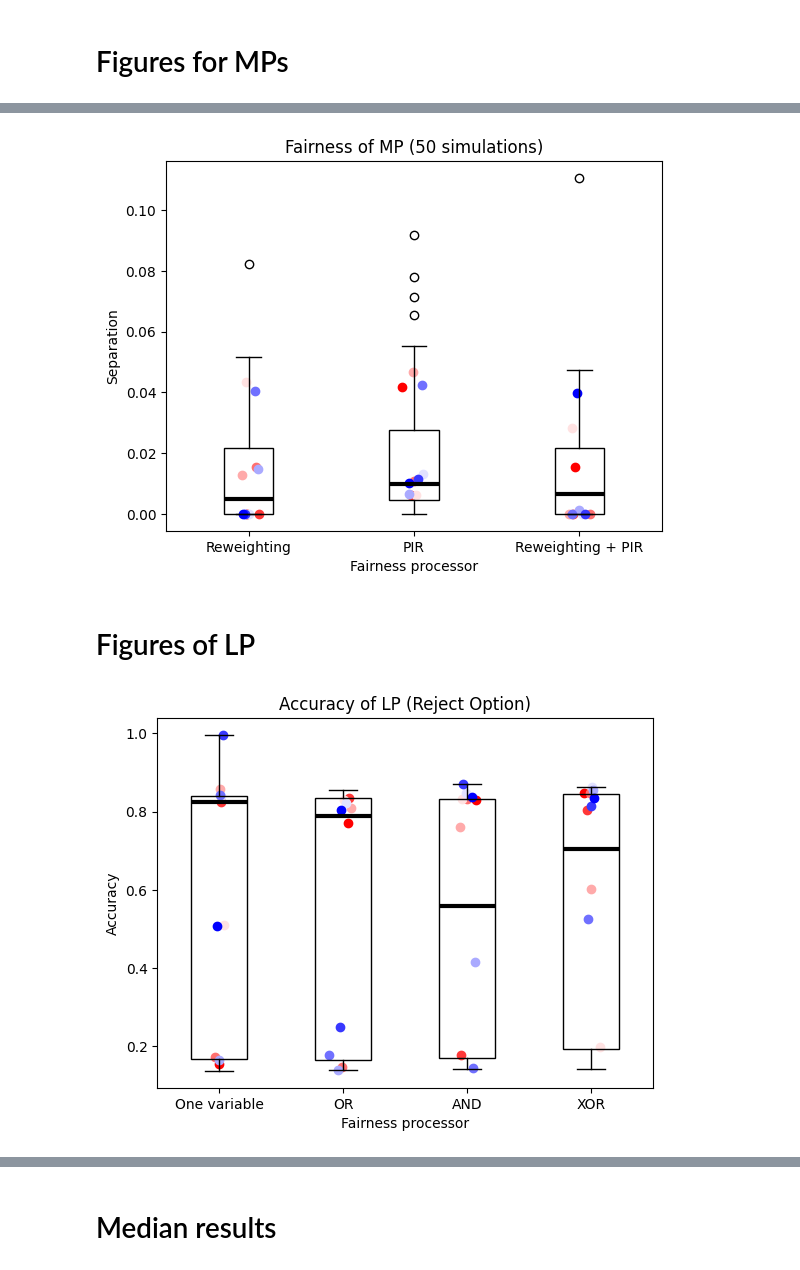
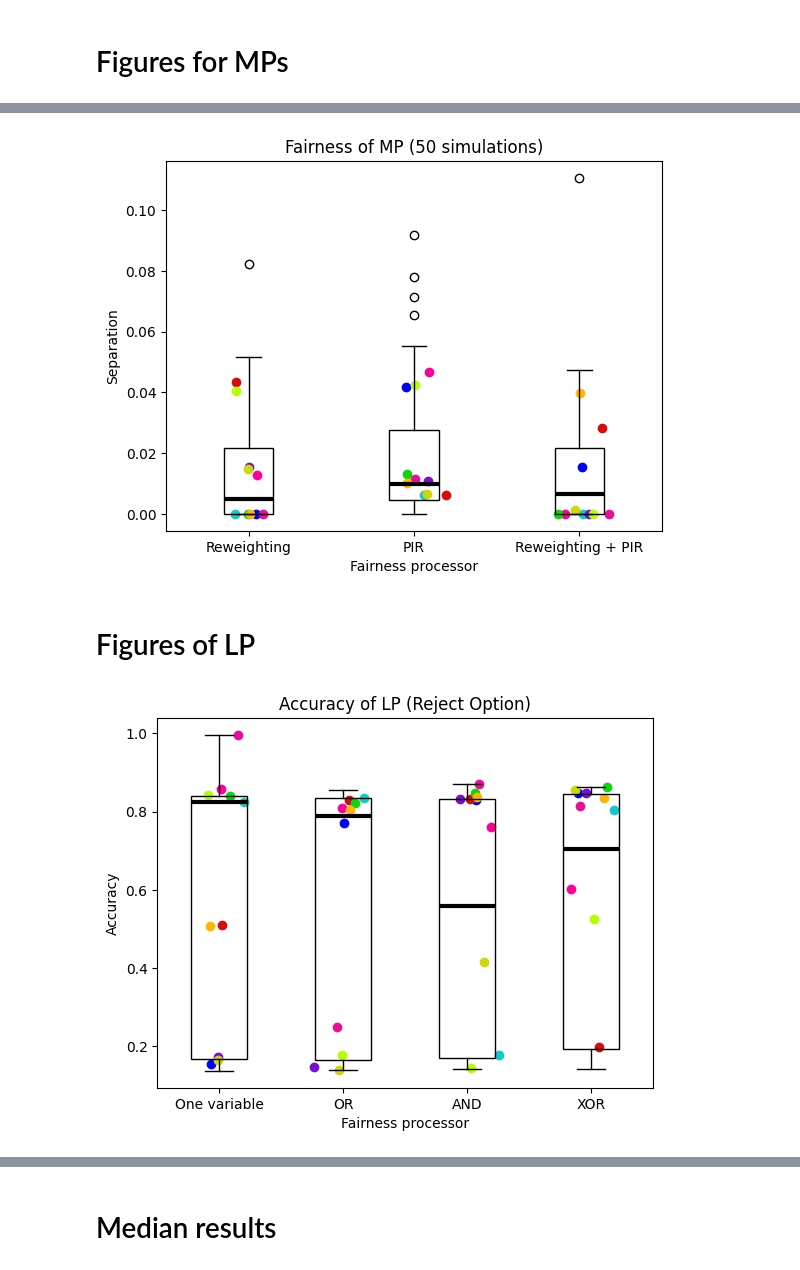
Before and after one commit to arturo-perez-peralta/FairMLIntegration, a Jupyter notebook: MassiveSimulationFigures.ipynb, the cells around one changed output, grey strips where cells are left out. Drawn from its saved outputs; the diff is of its cells as text; code cells hidden in the pictures.

```diff
--- a/MassiveSimulationFigures.ipynb
+++ b/MassiveSimulationFigures.ipynb
@@ -122,11 +132,18 @@ ax.set_xlabel('Fairness processor')
 ax.set_ylabel('Separation')
 ax.set_title('Fairness of MP (50 simulations)')
 
-colors_scatter = [
-    [0, 0, 255/255, 1],
-    [255/255, 136/255, 0, 1],
-    [178/255, 14/255, 173/255, 1]
-         ]
+colors_dots  = [
+    [0/255, 0/255, 255/255], # Azul
+    [19/255, 203/255, 198/255], # Cyan
+    [122/255, 12/255, 213/255], # Morado
+    [255/255, 0/255, 151/255], # Rosa
+    [213/255, 12/255, 12/255], # Rojo
+    [15/255, 213/255, 12/255], # Verde
+    [209/255, 213/255, 12/255], # Amarillo
+    [182/255, 255/255, 0/255], # Verde vómito
+    [230/255, 15/255, 152/255], # Rosa otra vez
+    [255/255, 182/255, 0/255] # Naranja otra vez
+]
 
 colors = [
     [1, 1, 1, 0],
@@ -145,14 +162,14 @@ t = np.linspace(0,1,limit)
 for name in COUPLE_SEP.keys():
     j += 1
     y = COUPLE_SEP[name][off:off+limit]
-    x = np.random.normal(j, 0.04, size=len(y))
+    x = np.random.normal(j, 0.08, size=len(y))
     for i in range(len(y)):
-        ax.scatter(x[i], y[i], color = cmap(norm(t[i])))
+        ax.scatter(x[i], y[i], color = colors_dots[i])
 
 plt.show()
 fig.savefig('results/Figures/boxplots/FairMP.png')
 # %% [output]
-[figure, old version]
+[figure, new version]
 # %% [markdown]
 # Figures of LP
 # %%
@@ -185,36 +202,50 @@ ax.set_xticklabels(['One variable', 'OR', 'AND', 'XOR'])
 ax.set_xlabel('Fairness processor')
 ax.set_ylabel('Accuracy')
 ax.set_title('Accuracy of LP (Reject Option)')
 
 off = 0
 limit = 10
 
+colors_dots  = [
+    [0/255, 0/255, 255/255], # Azul
+    [19/255, 203/255, 198/255], # Cyan
+    [122/255, 12/255, 213/255], # Morado
+    [255/255, 0/255, 151/255], # Rosa
+    [213/255, 12/255, 12/255], # Rojo
+    [15/255, 213/255, 12/255], # Verde
+    [209/255, 213/255, 12/255], # Amarillo
+    [182/255, 255/255, 0/255], # Verde vómito
+    [230/255, 15/255, 152/255], # Rosa otra vez
+    [255/255, 182/255, 0/255] # Naranja otra vez
+]
+
+
 colors = [
     [1, 0, 0, 0],
     [1, 0, 0, 0],
     [1, 0, 0, 0],
     [1, 0, 0, 0]
          ]
 
 j = 0
 t = np.linspace(0,1,limit)
 for name in LP_ACC.keys():
     j += 1
     y = LP_ACC[name][off:off+limit]
-    x = np.random.normal(j, 0.04, size=len(y))
+    x = np.random.normal(j, 0.1, size=len(y))
     for i in range(len(y)):
-        ax.scatter(x[i], y[i], color = cmap(norm(t[i])))
+        ax.scatter(x[i], y[i], color = colors_dots[i])
 
 for patch, color in zip(bp['boxes'], colors):
     patch.set_facecolor(color)
 
 for median in bp['medians']:
     median.set(color = 'black', linewidth = 3)
 
 plt.show()
 fig.savefig('results/Figures/boxplots/AccLP.png')
 # %% [output]
-[figure, old version]
+[figure, new version]
 # %%
 fig, ax = plt.subplots()
 
```
Also changed, not shown: parts of 2 cells of this notebook.
